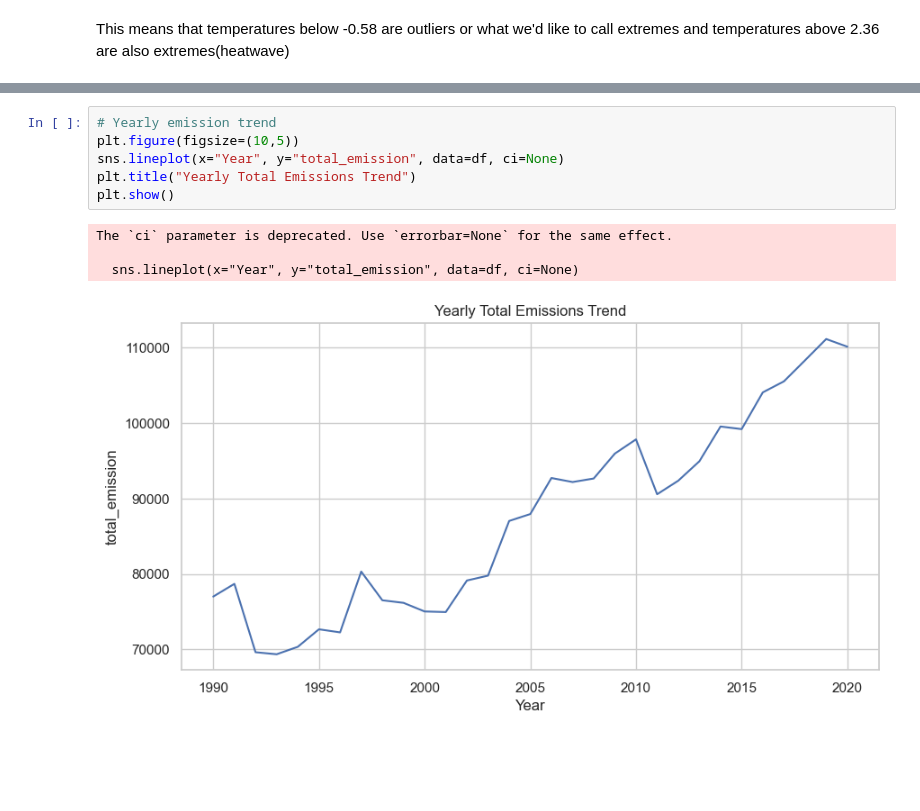
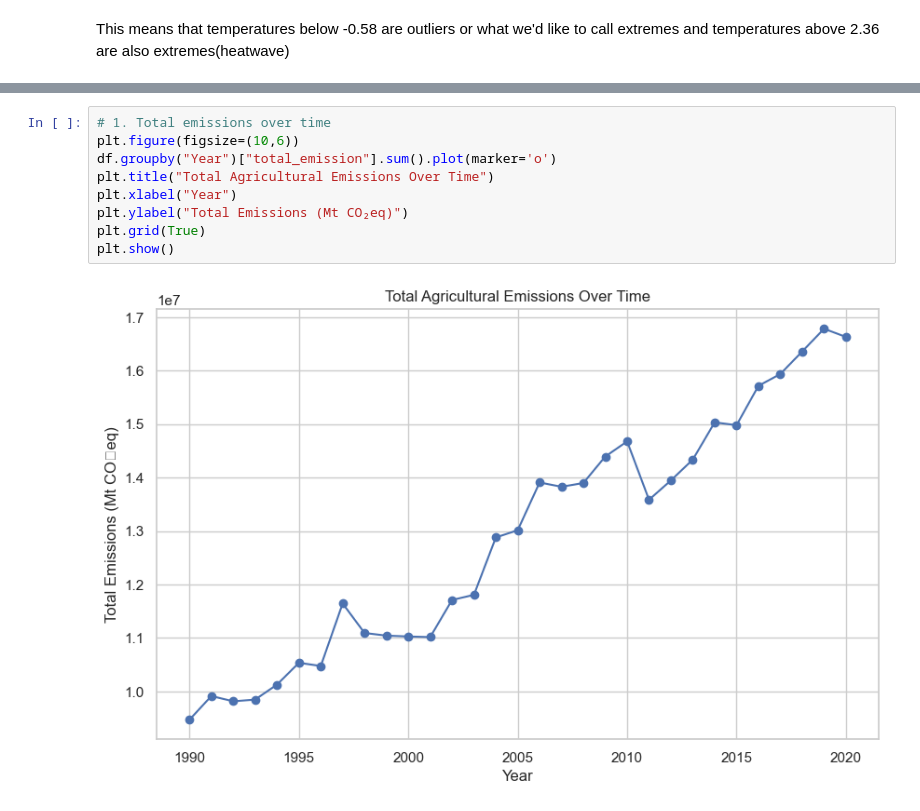
Before and after one commit to ThabangMmakola/2401PTDS_Regression_Project, a Jupyter notebook: Regression Project Thabang.ipynb, the cells around one changed output, grey strips where cells are left out. Cells and saved outputs as stored; diff of their text form; blank space fills up the shorter version.

```diff
--- a/Regression Project Thabang.ipynb
+++ b/Regression Project Thabang.ipynb
@@ -312,11 +209,11 @@ plt.show()
-# %%
-# Yearly emission trend
-plt.figure(figsize=(10,5))
-sns.lineplot(x="Year", y="total_emission", data=df, ci=None)
-plt.title("Yearly Total Emissions Trend")
-plt.show()
-# %% [output]
-The `ci` parameter is deprecated. Use `errorbar=None` for the same effect.
-
-  sns.lineplot(x="Year", y="total_emission", data=df, ci=None)
-[figure, removed]
+# %%
+# 1. Total emissions over time
+plt.figure(figsize=(10,6))
+df.groupby("Year")["total_emission"].sum().plot(marker='o')
+plt.title("Total Agricultural Emissions Over Time")
+plt.xlabel("Year")
+plt.ylabel("Total Emissions (Mt CO₂eq)")
+plt.grid(True)
+plt.show()
+# %% [output]
+[figure, added]
```
Also changed, not shown: parts of 27 cells of this notebook.
